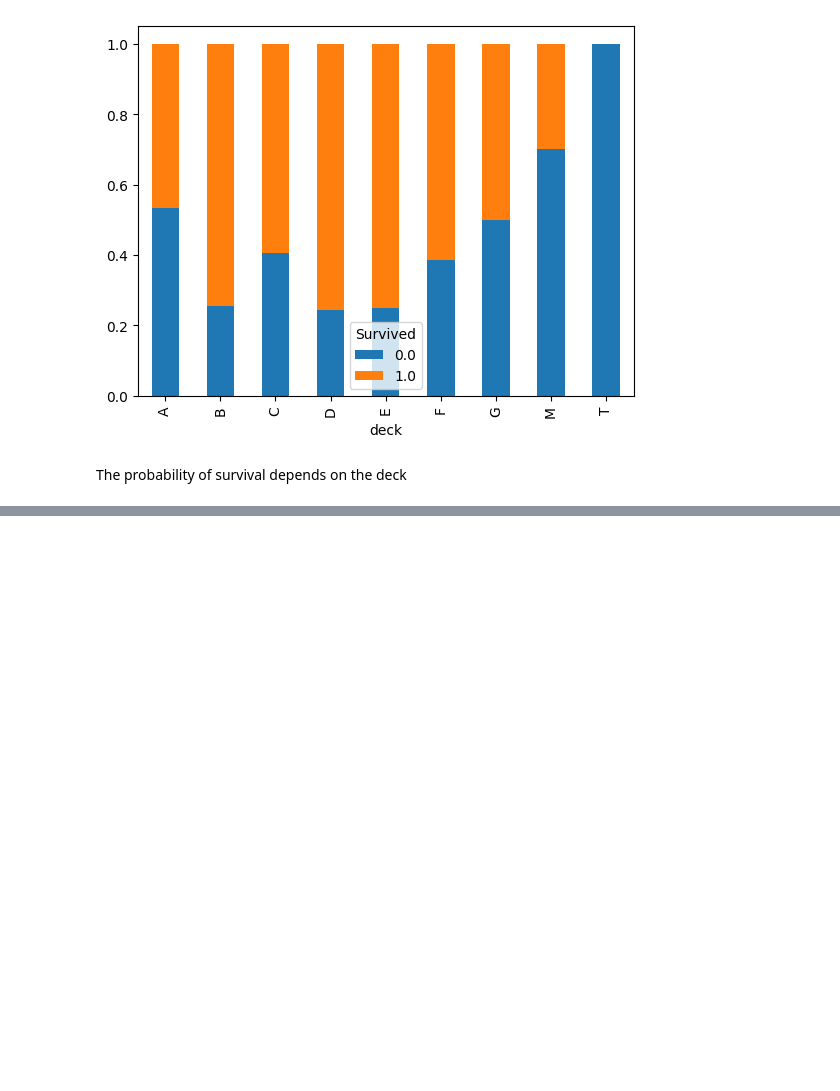
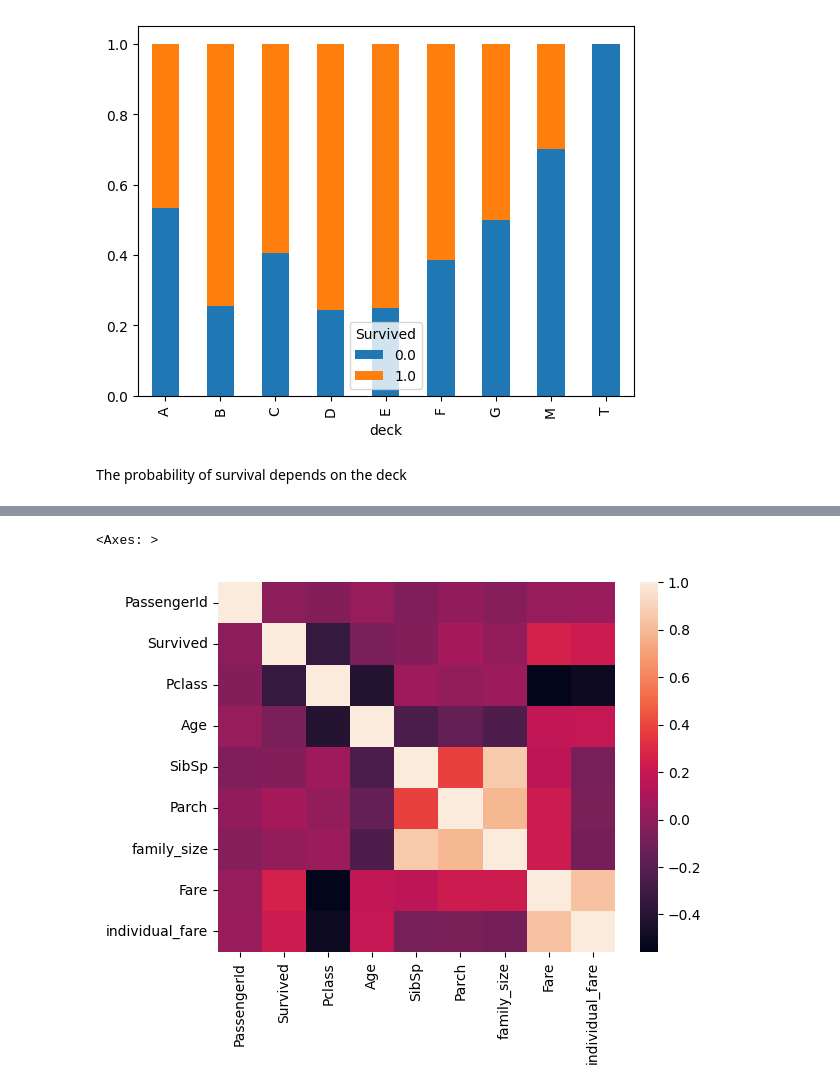
Before and after one commit to Muhammad-Waleed-Source/Exploratory-Data-Analysis, a Jupyter notebook: EDA.ipynb, the cells around one changed output, grey strips where cells are left out. Saved outputs shown, nothing was run; the diff lists cells and outputs as text; code cells hidden in the pictures; blank space fills up the shorter version.

```diff
--- a/EDA.ipynb
+++ b/EDA.ipynb
@@ -1092,0 +1122,7 @@ The probability of survival depends on the deck
+# %%
+sns.heatmap(df.corr(numeric_only=True))
+
+# the brighter the cell the stronger the correlation
+# %% [output]
+<Axes: >
+[figure, added]
```
Also changed, not shown: parts of 5 cells of this notebook.
